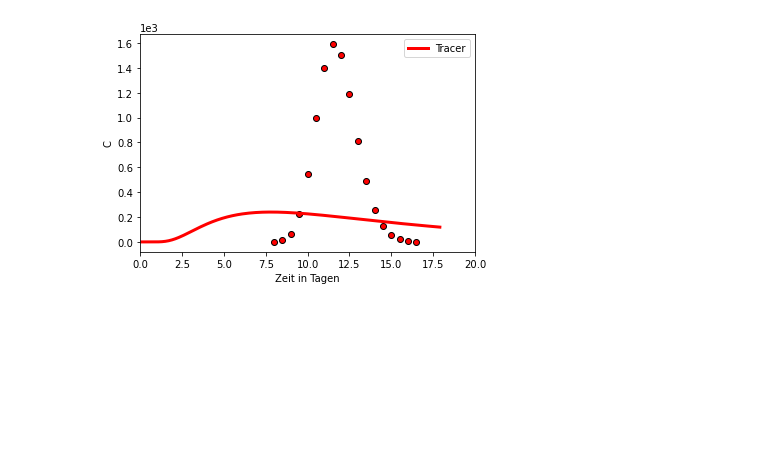
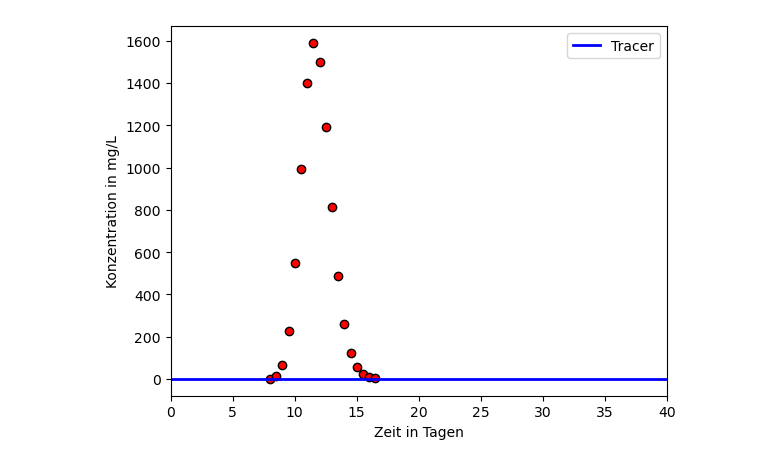
Before and after one commit to JanekGreskowiak/Uebung_7, a Jupyter notebook: Uebung_7_Tracer.ipynb, the cells around one changed output. Saved outputs shown, nothing was run; the diff lists cells and outputs as text; code cells hidden in the pictures; blank space fills up the shorter version.

```diff
--- a/Uebung_7_Tracer.ipynb
+++ b/Uebung_7_Tracer.ipynb
@@ -1,28 +1,28 @@
 # %%
 import matplotlib.pyplot as plt
 import numpy as np
 
 tracer=np.loadtxt('tracer.txt',skiprows=1) # Daten
 tracer = np.where(tracer == -999,np.nan,tracer)
 
 x=2 # Abstand der Beobachtungsmessstelle zum Injektionsbrunnen in m
-t=np.arange(0.1,18,0.1) # Zeit in Tagen
+t=np.arange(0.1,40,0.1) # Zeit in Tagen
 F = 1 # m2
 ne = 0.25
 m = 200.0 # g/m3 oder mg/L
 
 ## Anpassungsparameter
-v=0.2 # Abstandsgeschwindigkeit m/d
-D=0.1 # Dispersionskoeffizient m2/d
+v=0.0001 # Abstandsgeschwindigkeit m/d
+D=0.0001 # Dispersionskoeffizient m2/d
 
 # Analytische Loesung
 Cmax=m/(ne*F*np.sqrt(4*np.pi*D*t))
 C_tracer=Cmax*np.exp(-1/(4*D*t)*(x-v*t)**2)
 
 plt.figure()
 plt.plot(tracer[:,0],tracer[:,1],'ro',mec='k')
-plt.plot(t,C_tracer,'r',lw=3,label='Tracer')
-plt.xlim([0,20]);plt.xlabel('Zeit in Tagen')
-plt.ylabel('C');plt.legend(loc=1); plt.show()
+plt.plot(t,C_tracer,'b',lw=2,label='Tracer')
+plt.xlim([0,40]);plt.xlabel('Zeit in Tagen')
+plt.ylabel('Konzentration in mg/L');plt.legend(loc=1); plt.show()
 # %% [output]
-[figure, old version]
+[figure, new version]
```
Also changed, not shown: parts of 1 cell of this notebook.
